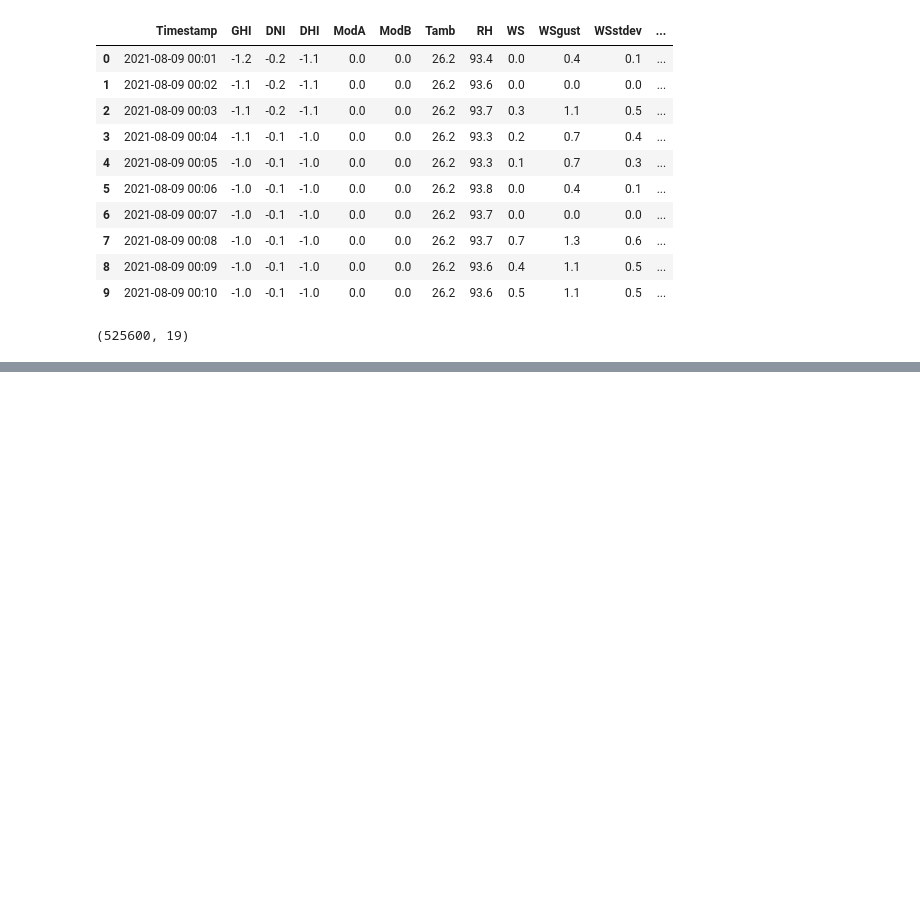
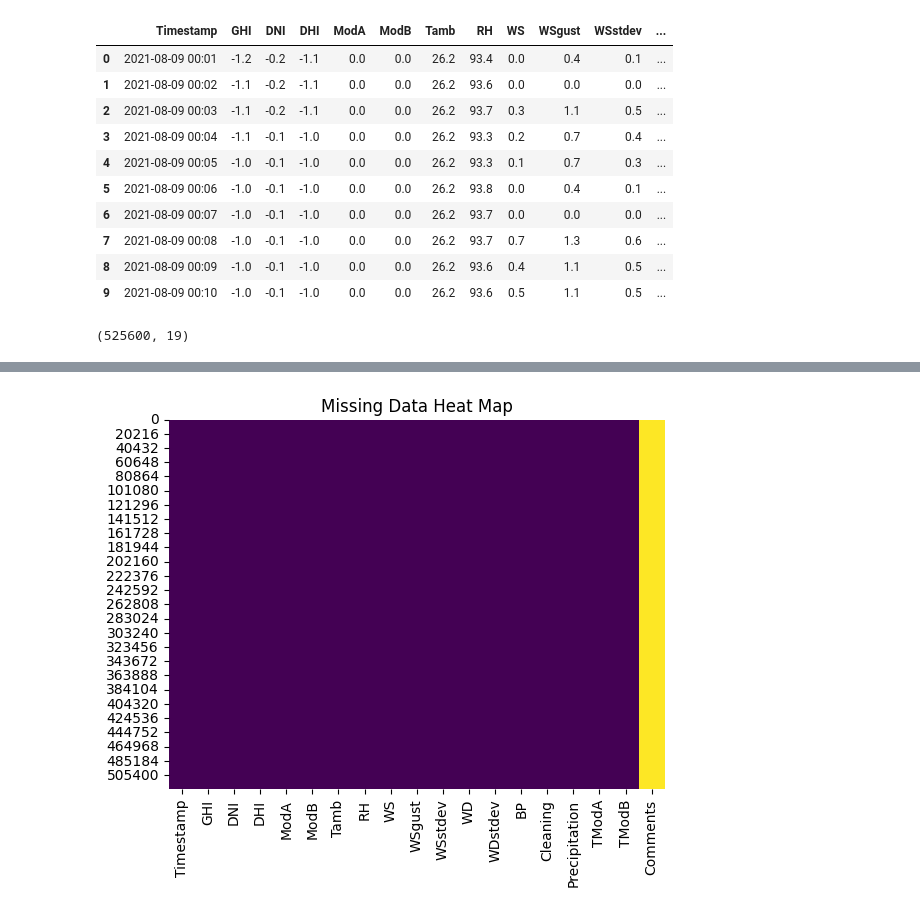
Before and after one commit to abdure-ai/EDA_for_Moonlight_Enegry_Solutions, a Jupyter notebook: notebooks/EDA_Benin.ipynb, the cells around one changed output, grey strips where cells are left out. Cells and saved outputs as stored; diff of their text form; code cells hidden in the pictures; blank space fills up the shorter version.

Commit message:
Data Quality Check Done for All!

```diff
--- a/notebooks/EDA_Benin.ipynb
+++ b/notebooks/EDA_Benin.ipynb
@@ -3,3 +5,3 @@ import pandas as pd
 # %%
-benin_df= pd.read_csv(r"C:\Users\user\Projects\KAIM-W0-EDA-for-Moonlight-\data\benin-malanville.csv")
+df= pd.read_csv(r"C:\Users\user\Projects\KAIM-W0-EDA-for-Moonlight-\data\benin-malanville.csv")
 # %%
@@ -43,0 +87,6 @@ benin_df.describe()
+# %%
+sns.heatmap(df.isnull(),cbar=False,cmap="viridis")
+plt.title("Missing Data Heat Map")
+plt.show()
+# %% [output]
+[figure, added]
```
Also changed, not shown: parts of 12 cells of this notebook, 2 other files.
